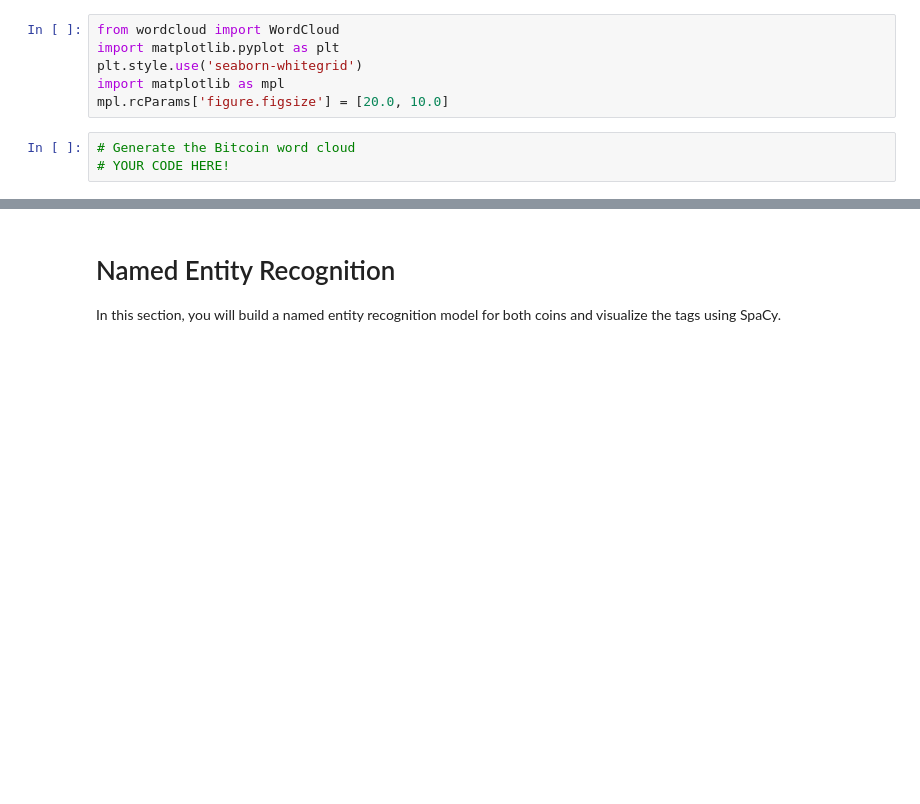
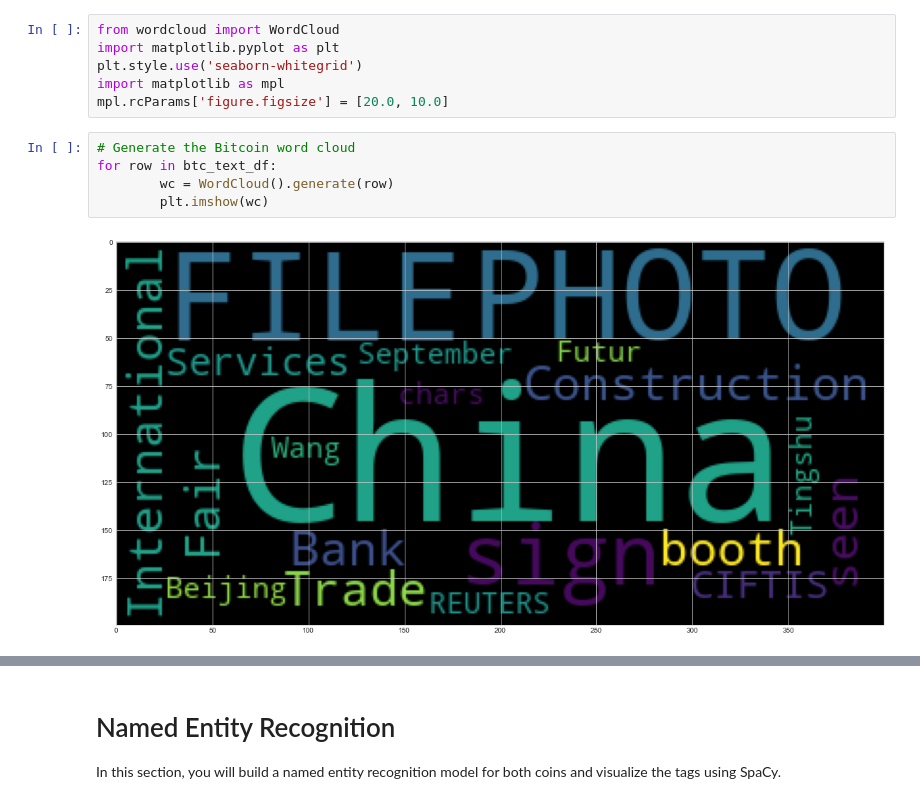
Before and after one commit to dbogatic/sentiment-analysis-NLP, a Jupyter notebook: crypto_sentiment.ipynb, the cells around one changed output, grey strips where cells are left out. Saved outputs shown, nothing was run; the diff lists cells and outputs as text; blank space fills up the shorter version.

Commit message:
word cloud

```diff
--- a/crypto_sentiment.ipynb
+++ b/crypto_sentiment.ipynb
@@ -453,6 +451,10 @@ import matplotlib as mpl
 mpl.rcParams['figure.figsize'] = [20.0, 10.0]
 # %%
 # Generate the Bitcoin word cloud
-# YOUR CODE HERE!
+for row in btc_text_df:
+        wc = WordCloud().generate(row)
+        plt.imshow(wc)
+# %% [output]
+[figure, added]
 # %%
 # Generate the Ethereum word cloud
```
Also changed, not shown: parts of 8 cells of this notebook.
